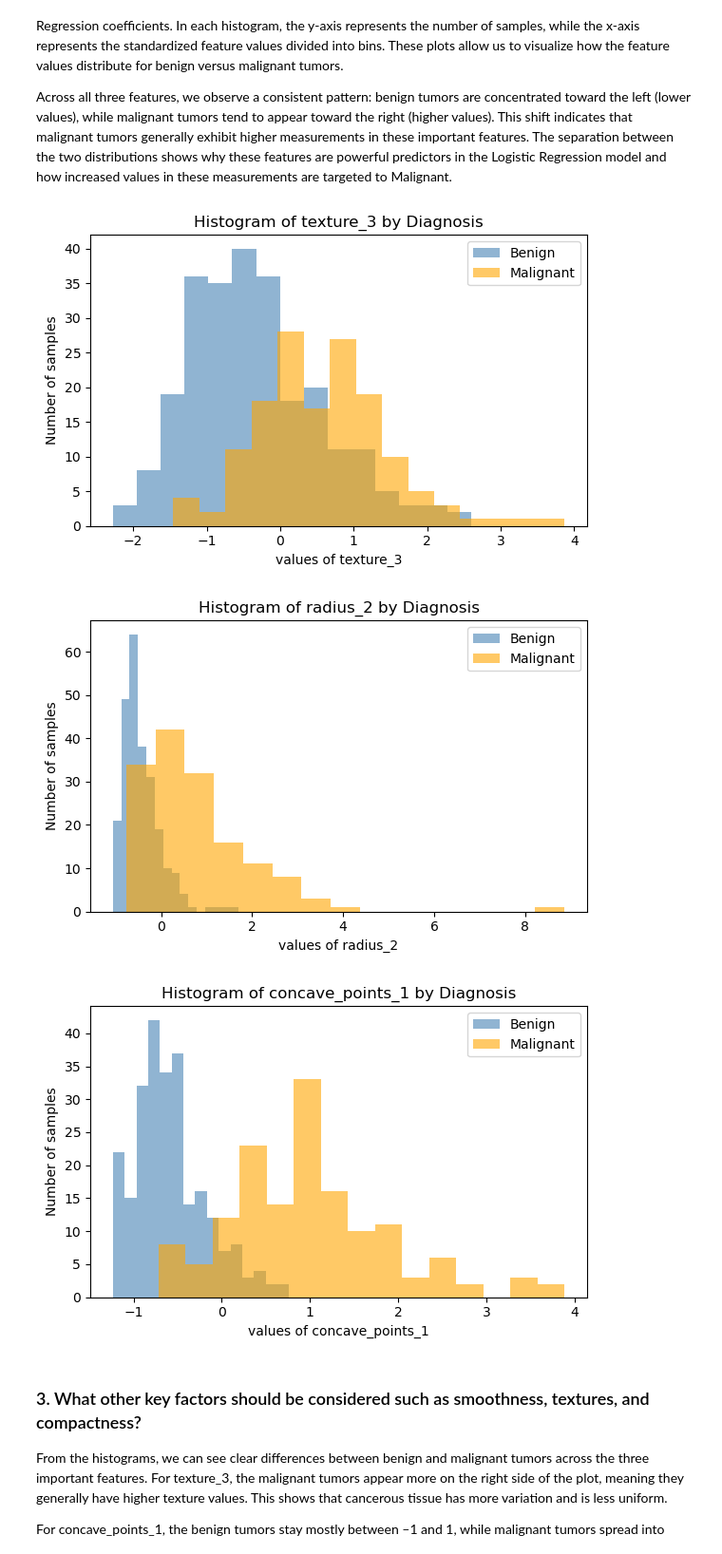
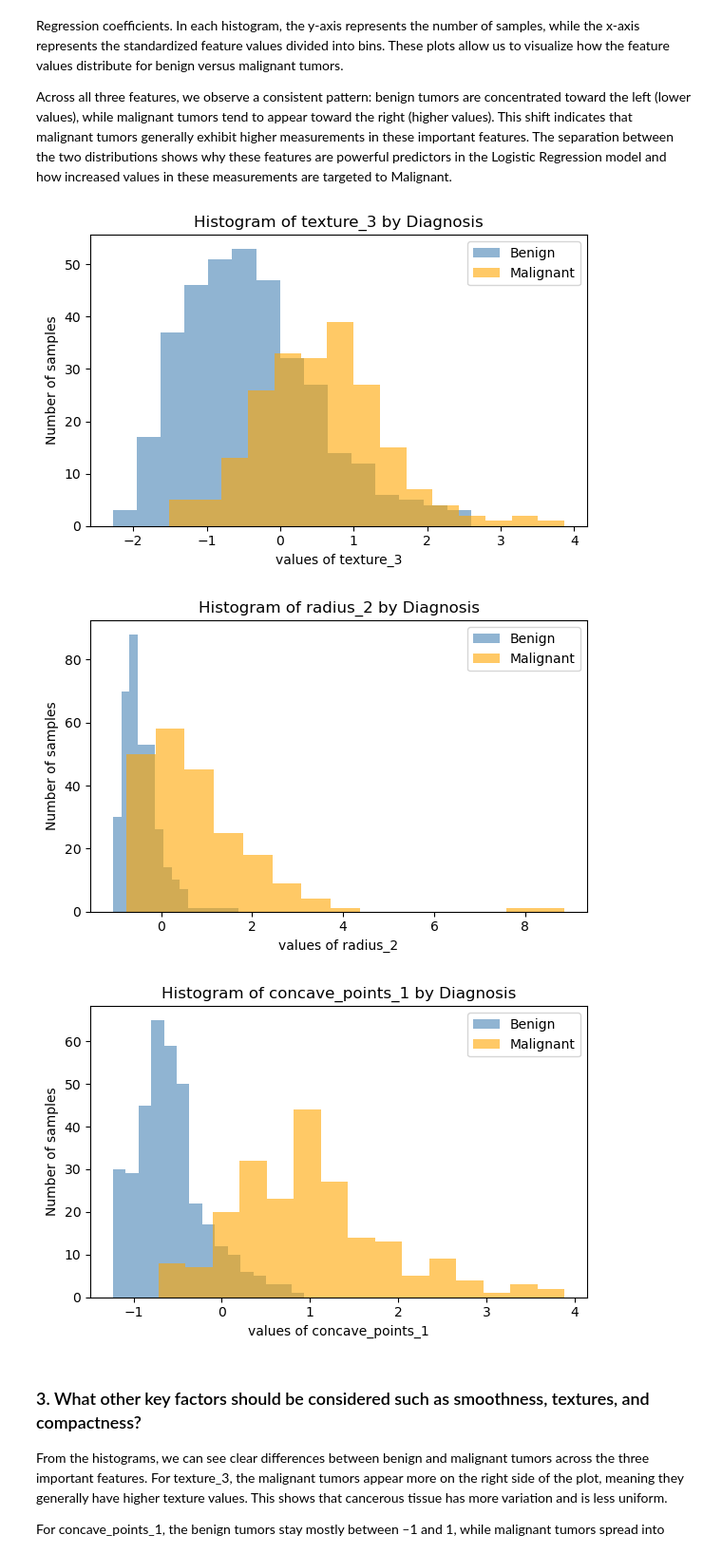
Before and after one commit to QMay17/CS171-Machine-Learning-Project, a Jupyter notebook: notebooks/tnz_analysis _and_visualization.ipynb, the cells around one changed output. Shown at 95% size. Drawn from its saved outputs; the diff is of its cells as text; code cells hidden in the pictures.

```diff
--- a/notebooks/tnz_analysis _and_visualization.ipynb
+++ b/notebooks/tnz_analysis _and_visualization.ipynb
@@ -113,28 +113,28 @@ Across all three features, we observe a consistent pattern: benign tumors are co
 # %%
 selected_features_q1 = ["texture_3", "radius_2", "concave_points_1"]
 
 for feat in selected_features_q1:
     plt.figure(figsize=(6,4))
 
     plt.hist(
-        train_df[train_df["Diagnosis"]==0][feat],
+        all_df[all_df["Diagnosis"]==0][feat],
         bins=15, alpha=0.6, label="Benign", color="steelblue"
     )
     plt.hist(
-        train_df[train_df["Diagnosis"]==1][feat],
+        all_df[all_df["Diagnosis"]==1][feat],
         bins=15, alpha=0.6, label="Malignant", color="orange"
     )
 
     plt.title(f"Histogram of {feat} by Diagnosis")
     plt.xlabel(f"values of {feat}")
     plt.ylabel("Number of samples")
     plt.legend()
     plt.tight_layout()
     plt.show()
 # %% [output]
-[figure, old version]
+[figure, new version]
-[figure, old version]
+[figure, new version]
-[figure, old version]
+[figure, new version]
 # %% [markdown]
 ### 3. What other key factors should be considered such as smoothness, textures, and compactness?
 From the histograms, we can see clear differences between benign and malignant tumors across the three important features. For texture_3, the malignant tumors appear more on the right side of the plot, meaning they generally have higher texture values. This shows that cancerous tissue has more variation and is less uniform.
```
Also changed, not shown: 1 other file.
